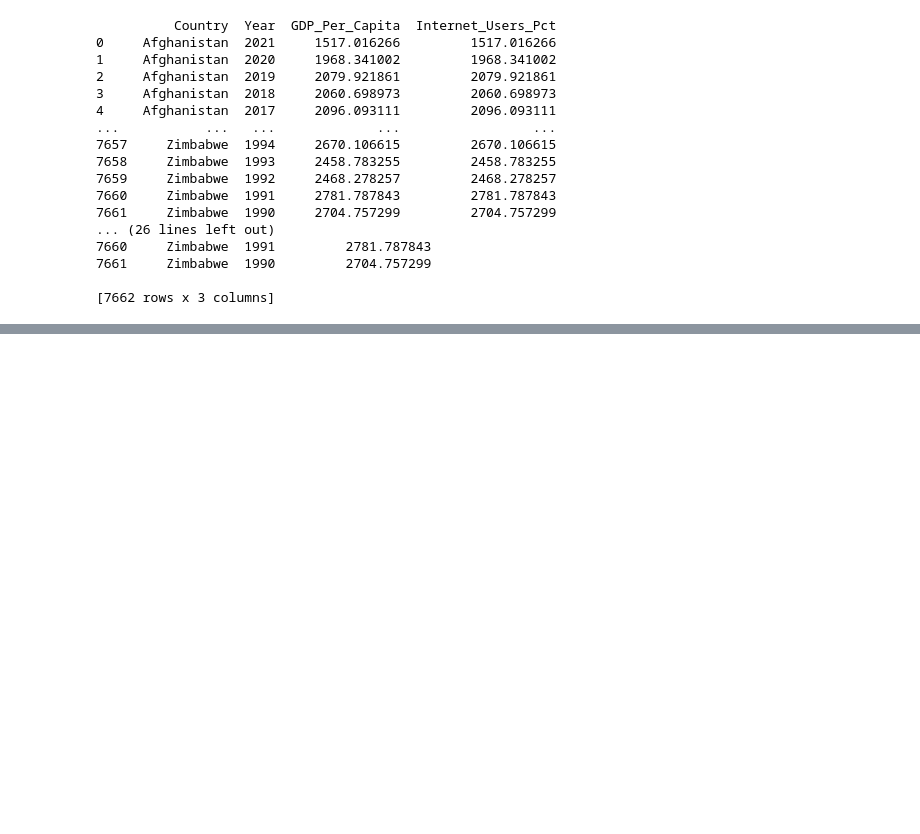
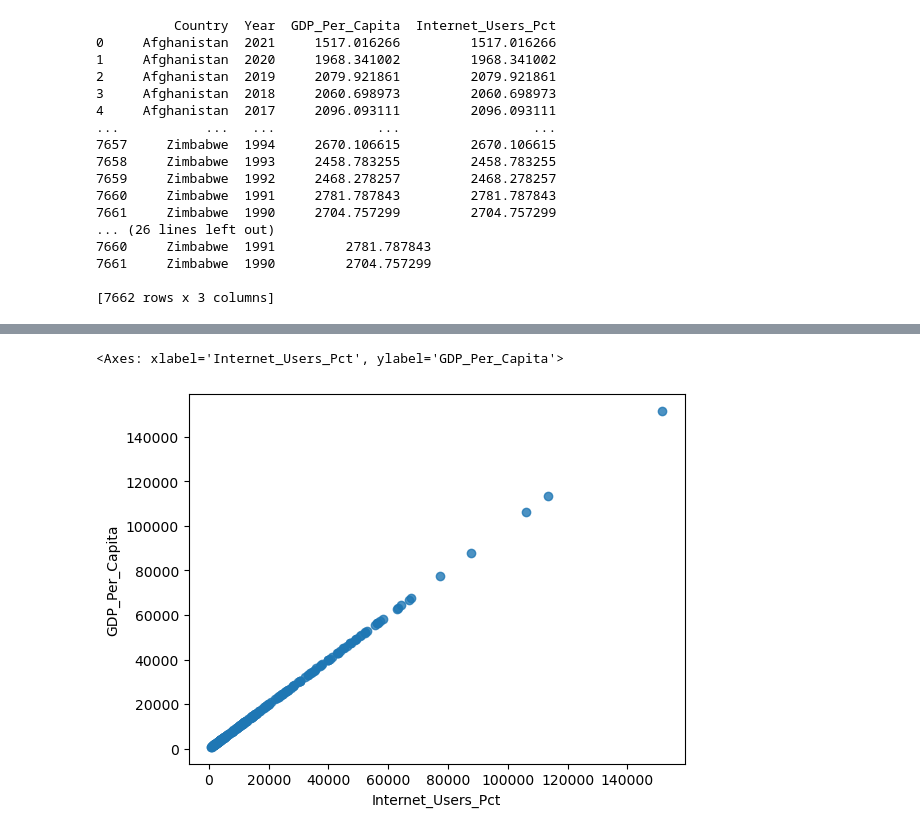
Before and after one commit to NSS-Data-Analytics-Cohort-10/gdp-and-internet-usage-Eliab16, a Jupyter notebook: notebooks/python1.ipynb, the cells around one changed output, grey strips where cells are left out. Drawn from its saved outputs; the diff is of its cells as text; code cells hidden in the pictures; blank space fills up the shorter version.

```diff
--- a/notebooks/python1.ipynb
+++ b/notebooks/python1.ipynb
@@ -360,3 +360,9 @@ gdp_and_internet_use.head()
 # %%
 # 22Subset `gdp_and_internet_use` to just the year 2014.
 gdp_and_internet_use_2014 = gdp_and_internet_use[gdp_and_internet_use['Year'].isin([2014])]
+# %%
+# Create a plot which compares Internet Users Percentage and GDP per Capita for the year 2014
+sns.regplot(x=gdp_and_internet_use_2014["Internet_Users_Pct"], y=gdp_and_internet_use_2014["GDP_Per_Capita"],fit_reg=False)
+# %% [output]
+<Axes: xlabel='Internet_Users_Pct', ylabel='GDP_Per_Capita'>
+[figure, added]
```
Also changed, not shown: parts of 3 cells of this notebook.
